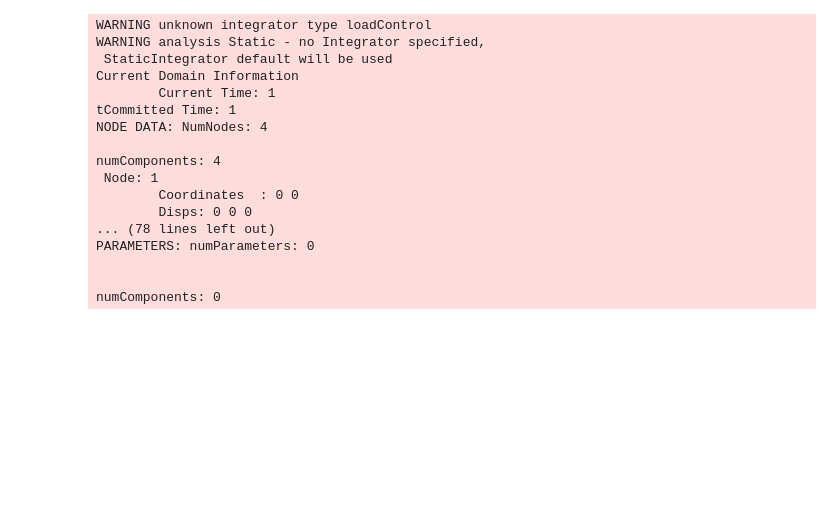
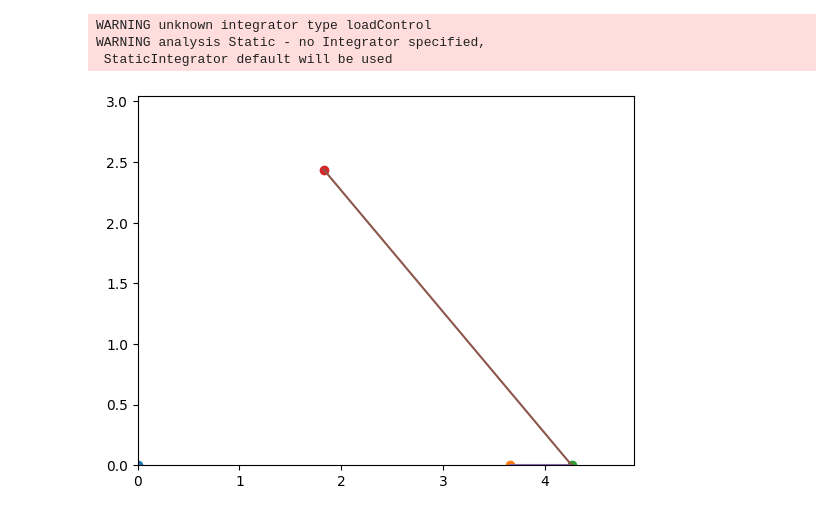
Before and after one commit to NicoJat/Main-codes, a Jupyter notebook: AnalisisMatricial/openseespy.ipynb, the cells around one changed output. Drawn from its saved outputs; the diff is of its cells as text; code cells hidden in the pictures; blank space fills up the shorter version.

```diff
--- a/AnalisisMatricial/openseespy.ipynb
+++ b/AnalisisMatricial/openseespy.ipynb
@@ -1,5 +1,7 @@
 # %%
 import openseespywin.opensees as op
+import matplotlib.pyplot as plt
+
 
 # Units
 
@@ -71,45 +73,70 @@ op.pattern("Plain",1,1)
 op.load(4,Px,Py,0)
 
 
 #Por ultimo
 #Create SOE
 op.system("BandSPD")
 
 #Create DOF number
 op.numberer("RCM")
 
 #Create constraint handler
 op.constraints("Plain")
 
 #Create integrator
 op.integrator("loadControl",1.0)
 
 #Create algorithm
 op.algorithm("Newton")
 
 #Create analysis Object
 op.analysis("Static")
 
 #Perform the analysis
 ok = op.analyze(1)
 
 
-op.printModel()
+# Define the properties of the structure
+
+# Number of nodes
+n_nodes = 4
+
+# Node coordinates
+x_coordinates = [0, 12*ft, 14*ft, 6*ft]
+y_coordinates = [0, 0, 0, 8*ft]
+
+# Element connectivity
+element_connectivity = [[1, 2], [2, 3]]
+
+# Element properties
+element_properties = [A1, A2, A2]
+
+# Plot the structure
+
+# Create a figure
+fig, ax = plt.subplots()
+
+# Plot the nodes
+for i in range(n_nodes):
+    ax.plot(x_coordinates[i], y_coordinates[i], 'o')
+
+# Plot the elements
+for i in range(3):
+    if i < len(element_connectivity):
+        ax.plot([x_coordinates[element_connectivity[i][0]], x_coordinates[element_connectivity[i][1]]],
+                [y_coordinates[element_connectivity[i][0]], y_coordinates[element_connectivity[i][1]]],
+                '-')
+
+
+
+# Set the axes limits
+ax.set_xlim([0, 16*ft])
+ax.set_ylim([0, 10*ft])
+
+# Show the plot
+plt.show()
 # %% [output]
 WARNING unknown integrator type loadControl
 WARNING analysis Static - no Integrator specified,
  StaticIntegrator default will be used
-Current Domain Information
-        Current Time: 1
-tCommitted Time: 1
-NODE DATA: NumNodes: 4
-
-numComponents: 4
- Node: 1
-        Coordinates  : 0 0
-        Disps: 0 0 0
-... (78 lines left out)
-PARAMETERS: numParameters: 0
-
-
-numComponents: 0
+[figure, added]
```
Also changed, not shown: 6 other files.
